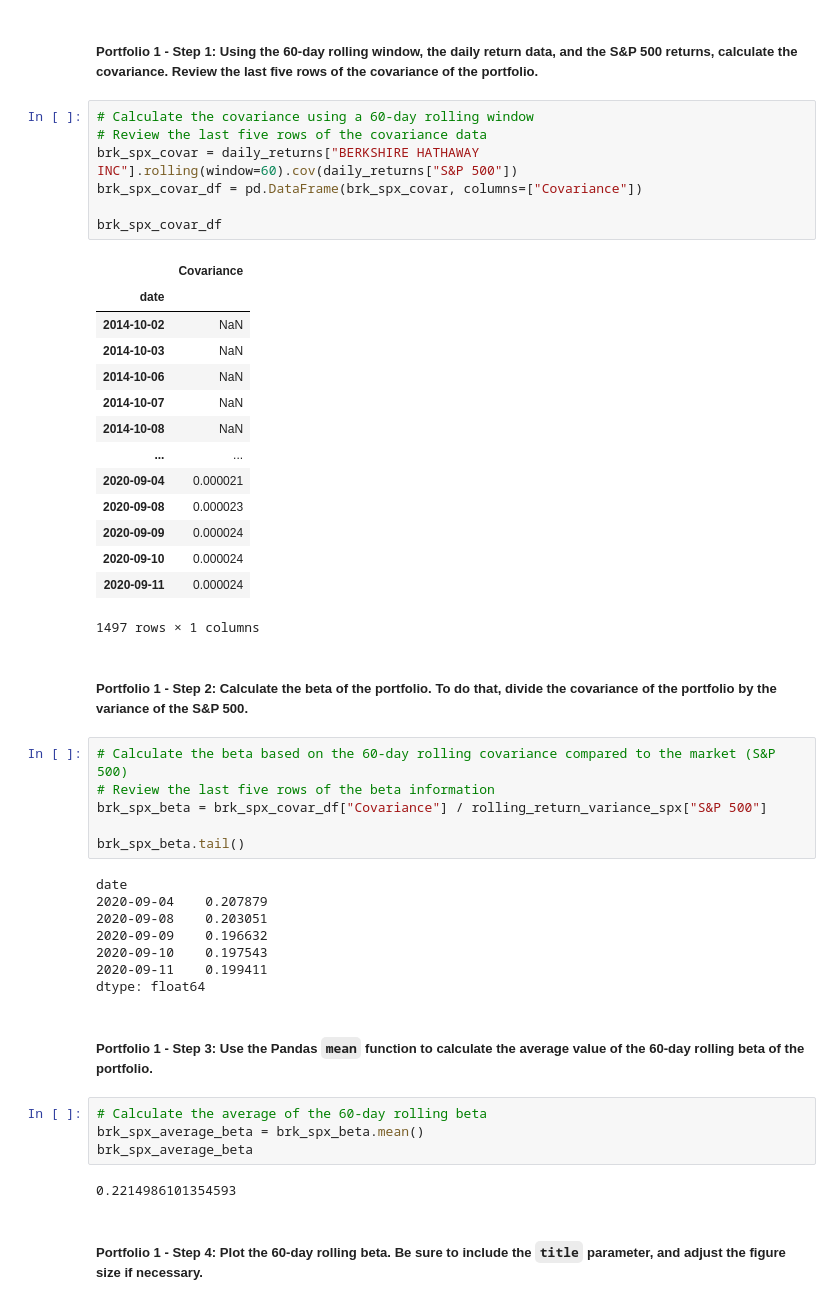
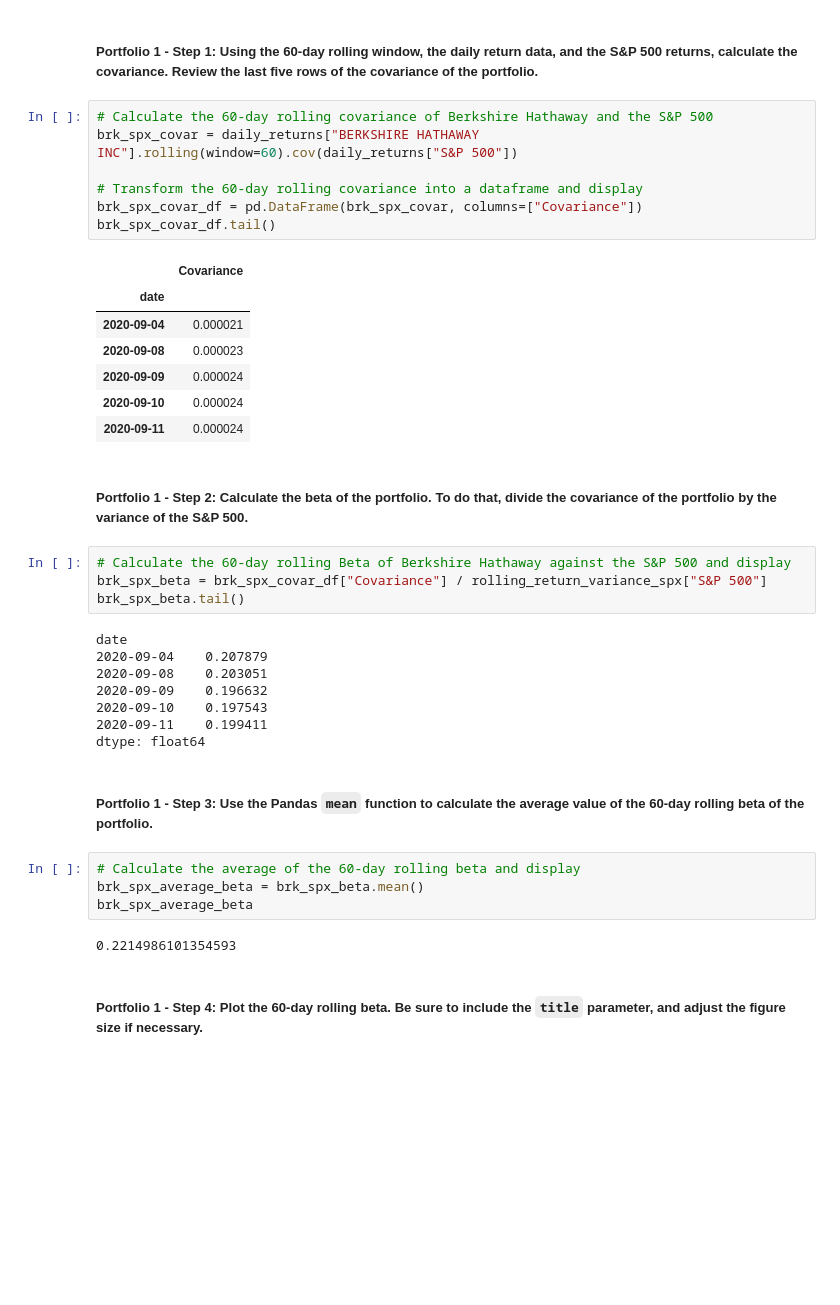
Before and after one commit to Ryanderson94/Challenge_4, a Jupyter notebook: risk_return_analysis.ipynb, the cells around one changed output. Cells and saved outputs as stored; diff of their text form; blank space fills up the shorter version.

```diff
--- a/risk_return_analysis.ipynb
+++ b/risk_return_analysis.ipynb
@@ -435,34 +429,25 @@ rolling_return_variance_spx.tail()
 # %% [markdown]
 ##### Portfolio 1 - Step 1: Using the 60-day rolling window, the daily return data, and the S&P 500 returns, calculate the covariance. Review the last five rows of the covariance of the portfolio.
 # %%
-# Calculate the covariance using a 60-day rolling window
-# Review the last five rows of the covariance data
+# Calculate the 60-day rolling covariance of Berkshire Hathaway and the S&P 500
 brk_spx_covar = daily_returns["BERKSHIRE HATHAWAY INC"].rolling(window=60).cov(daily_returns["S&P 500"])
+
+# Transform the 60-day rolling covariance into a dataframe and display
 brk_spx_covar_df = pd.DataFrame(brk_spx_covar, columns=["Covariance"])
-
-brk_spx_covar_df
+brk_spx_covar_df.tail()
 # %% [output]
 |  | Covariance |
 | date |  |
-| 2014-10-02 | NaN |
-| 2014-10-03 | NaN |
-| 2014-10-06 | NaN |
-| 2014-10-07 | NaN |
-| 2014-10-08 | NaN |
-| ... | ... |
 | 2020-09-04 | 0.000021 |
 | 2020-09-08 | 0.000023 |
 | 2020-09-09 | 0.000024 |
 | 2020-09-10 | 0.000024 |
 | 2020-09-11 | 0.000024 |
-1497 rows × 1 columns
 # %% [markdown]
 ##### Portfolio 1 - Step 2: Calculate the beta of the portfolio. To do that, divide the covariance of the portfolio by the variance of the S&P 500.
 # %%
-# Calculate the beta based on the 60-day rolling covariance compared to the market (S&P 500)
-# Review the last five rows of the beta information
+# Calculate the 60-day rolling Beta of Berkshire Hathaway against the S&P 500 and display
 brk_spx_beta = brk_spx_covar_df["Covariance"] / rolling_return_variance_spx["S&P 500"]
-
 brk_spx_beta.tail()
 # %% [output]
 date
@@ -475,7 +460,7 @@ dtype: float64
 # %% [markdown]
 ##### Portfolio 1 - Step 3: Use the Pandas `mean` function to calculate the average value of the 60-day rolling beta of the portfolio.
 # %%
-# Calculate the average of the 60-day rolling beta
+# Calculate the average of the 60-day rolling beta and display
 brk_spx_average_beta = brk_spx_beta.mean()
 brk_spx_average_beta
 # %% [output]
```
Also changed, not shown: parts of 26 cells of this notebook.
